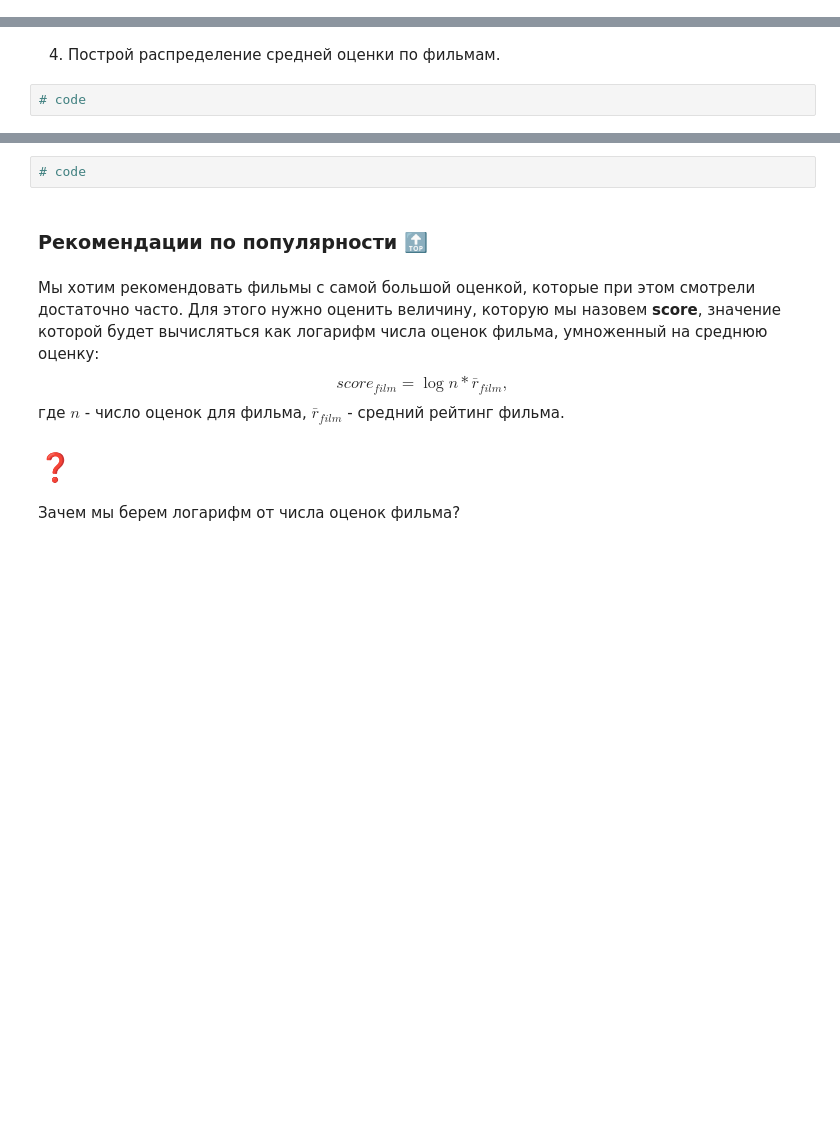
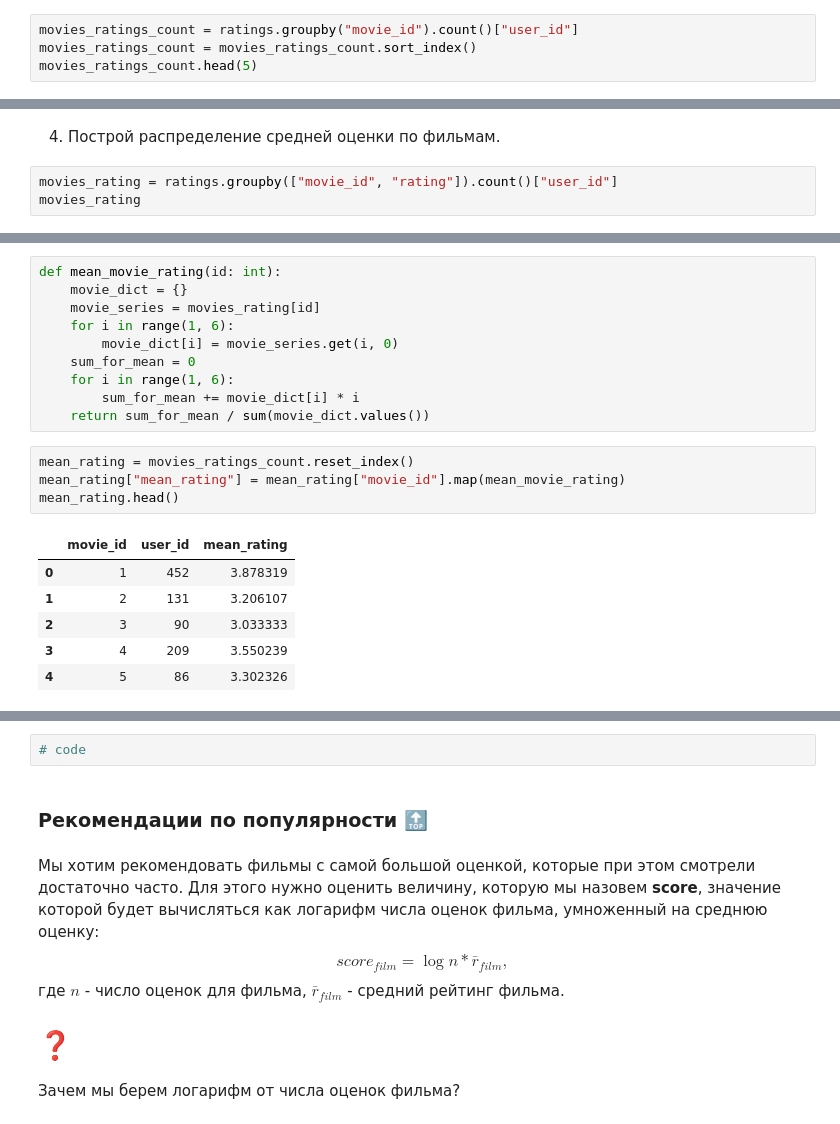
Before and after one commit to DmitriiPrikhodko/ds-phase-2-cont-git, a Jupyter notebook: week4/day1/11-01-task.ipynb, the cells around one changed output, grey strips where cells are left out. Cells and saved outputs as stored; diff of their text form; blank space fills up the shorter version.

```diff
--- a/week4/day1/11-01-task.ipynb
+++ b/week4/day1/11-01-task.ipynb
@@ -543,0 +696,4 @@ def get_user_ratings(user_id: int) -> dict:
+# %%
+movies_ratings_count = ratings.groupby("movie_id").count()["user_id"]
+movies_ratings_count = movies_ratings_count.sort_index()
+movies_ratings_count.head(5)
@@ -544,4 +757,5 @@ def get_user_ratings(user_id: int) -> dict:
 # %% [markdown]
 4. Построй распределение средней оценки по фильмам.
 # %%
-# code
+movies_rating = ratings.groupby(["movie_id", "rating"]).count()["user_id"]
+movies_rating
@@ -547,0 +776,21 @@ def get_user_ratings(user_id: int) -> dict:
+# %%
+def mean_movie_rating(id: int):
+    movie_dict = {}
+    movie_series = movies_rating[id]
+    for i in range(1, 6):
+        movie_dict[i] = movie_series.get(i, 0)
+    sum_for_mean = 0
+    for i in range(1, 6):
+        sum_for_mean += movie_dict[i] * i
+    return sum_for_mean / sum(movie_dict.values())
+# %%
+mean_rating = movies_ratings_count.reset_index()
+mean_rating["mean_rating"] = mean_rating["movie_id"].map(mean_movie_rating)
+mean_rating.head()
+# %% [output]
+|  | movie_id | user_id | mean_rating |
+| 0 | 1 | 452 | 3.878319 |
+| 1 | 2 | 131 | 3.206107 |
+| 2 | 3 | 90 | 3.033333 |
+| 3 | 4 | 209 | 3.550239 |
+| 4 | 5 | 86 | 3.302326 |
```
Also changed, not shown: parts of 25 cells of this notebook.
